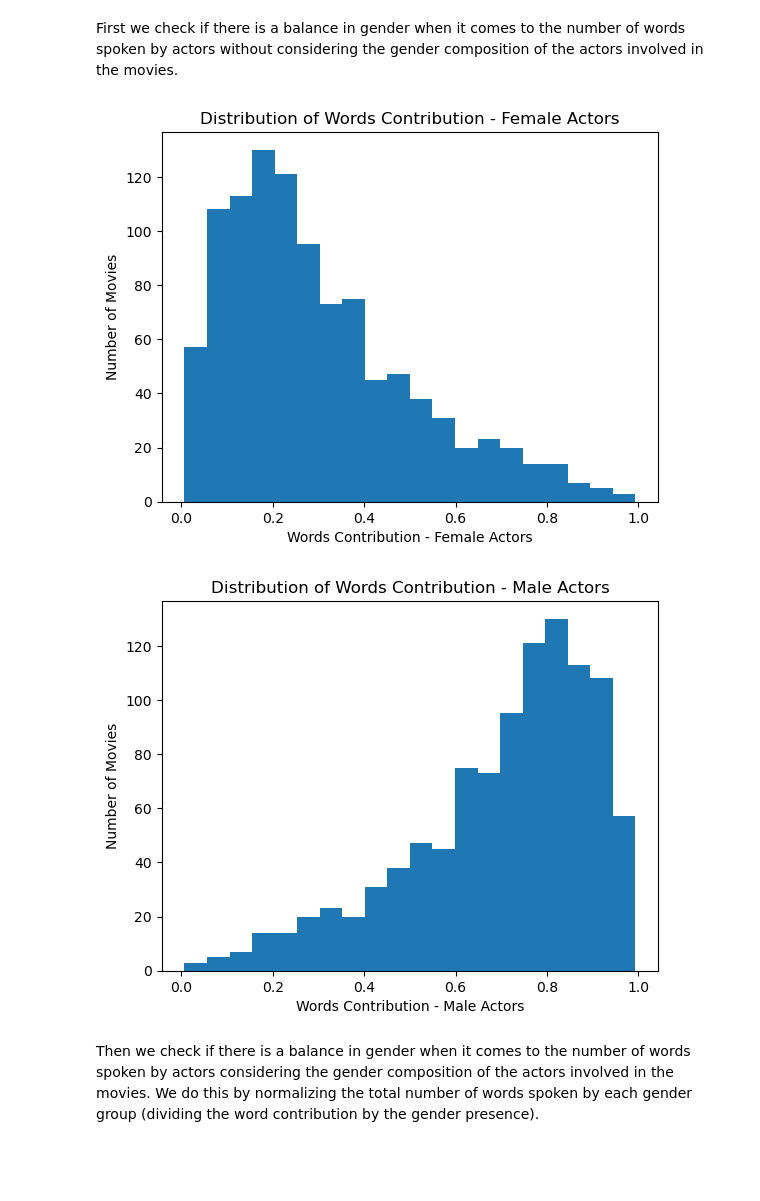
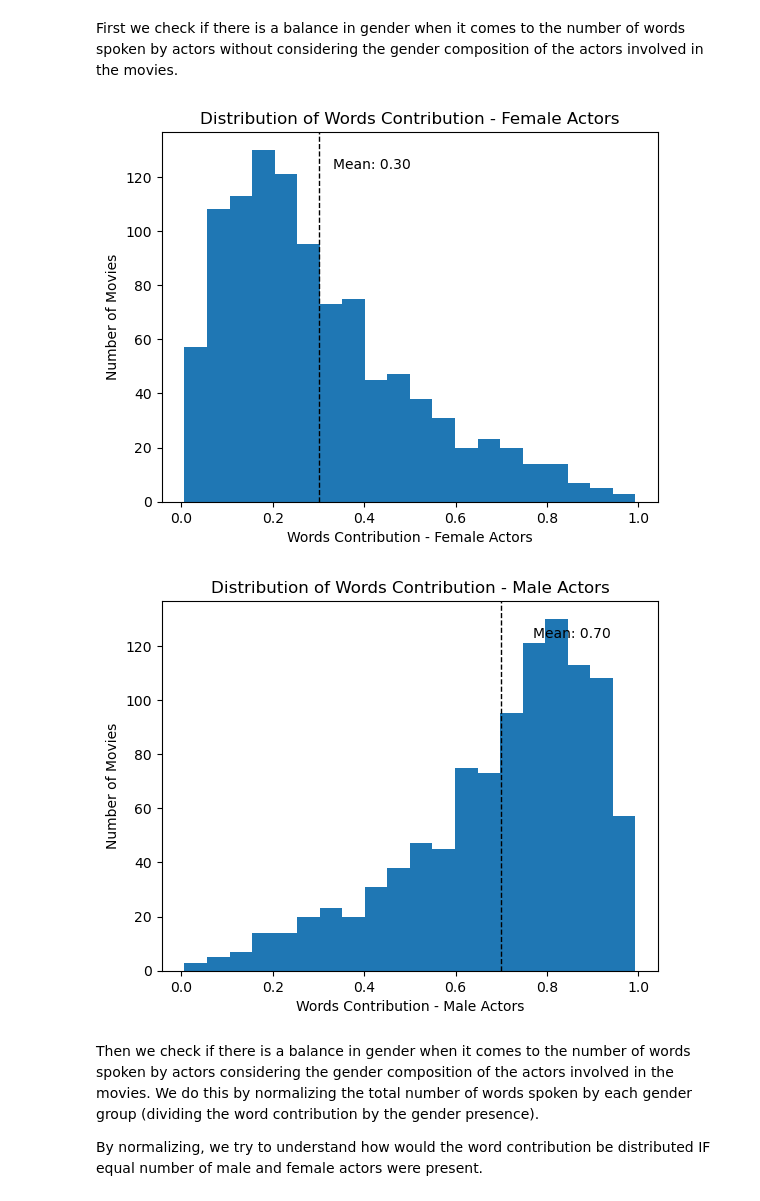
Before and after one commit to dininduviduneth/statistical-machine-learning-uu, a Jupyter notebook: data_analysis/da_dinindu_v1.ipynb, the cells around one changed output. Drawn from its saved outputs; the diff is of its cells as text; code cells hidden in the pictures; blank space fills up the shorter version.

```diff
--- a/data_analysis/da_dinindu_v1.ipynb
+++ b/data_analysis/da_dinindu_v1.ipynb
@@ -54,26 +54,28 @@ First we check if there is a balance in gender when it comes to the number of wo
 # %%
 words_spoken = train[["Number words female", "Total words", "Number of words lead", "Number words male", "Number of male actors", "Number of female actors", "Lead"]]
 words_spoken.rename(columns = {"Number words female": "number_words_female", "Number words male": "number_words_male", "Number of words lead": "number_words_lead", "Total words": "total_words", "Number of male actors": "male_actors", "Number of female actors": "female_actors", "Lead": "lead"}, inplace = True)
 
 words_spoken["no_of_actors"] = words_spoken.male_actors + words_spoken.female_actors
 words_spoken["female_presence"] = words_spoken.female_actors / words_spoken.no_of_actors
 words_spoken["male_presence"] = words_spoken.male_actors / words_spoken.no_of_actors
 
 # Adding lead's word count to respective gender
 words_spoken.number_words_female = words_spoken.apply(lambda row : (row.number_words_female + row.number_words_lead) if row.lead == "Female" else row.number_words_female, axis = 1)
 words_spoken.number_words_male = words_spoken.apply(lambda row : (row.number_words_male + row.number_words_lead) if row.lead == "Male" else row.number_words_male, axis = 1)
 
 # Calculating the percentage word contribution for each gender
 words_spoken["words_contribution_female"] = words_spoken.number_words_female / (words_spoken.number_words_female + words_spoken.number_words_male)
 words_spoken["words_contribution_male"] = words_spoken.number_words_male / (words_spoken.number_words_female + words_spoken.number_words_male)
 
-draw_histogram(words_spoken.words_contribution_female, 20, "Words Contribution - Female Actors", "Number of Movies", "Distribution of Words Contribution - Female Actors")
-draw_histogram(words_spoken.words_contribution_male, 20, "Words Contribution - Male Actors", "Number of Movies", "Distribution of Words Contribution - Male Actors")
+draw_histogram(words_spoken.words_contribution_female, 20, "Words Contribution - Female Actors", "Number of Movies", "Distribution of Words Contribution - Female Actors", True)
+draw_histogram(words_spoken.words_contribution_male, 20, "Words Contribution - Male Actors", "Number of Movies", "Distribution of Words Contribution - Male Actors", True)
 # %% [output]
-[figure, old version]
+[figure, new version]
-[figure, old version]
+[figure, new version]
 # %% [markdown]
 Then we check if there is a balance in gender when it comes to the number of words spoken by actors considering the gender composition of the actors involved in the movies. We do this by normalizing the total number of words spoken by each gender group (dividing the word contribution by the gender presence).
+
+By normalizing, we try to understand how would the word contribution be distributed IF equal number of male and female actors were present.
 # %%
 words_spoken_normalized = train[["Number words female", "Total words", "Number of words lead", "Number words male", "Number of male actors", "Number of female actors", "Lead"]]
 words_spoken_normalized.rename(columns = {"Number words female": "number_words_female", "Number words male": "number_words_male", "Number of words lead": "number_words_lead", "Total words": "total_words", "Number of male actors": "male_actors", "Number of female actors": "female_actors", "Lead": "lead"}, inplace = True)
```
Also changed, not shown: parts of 13 cells of this notebook, 1 other file.
